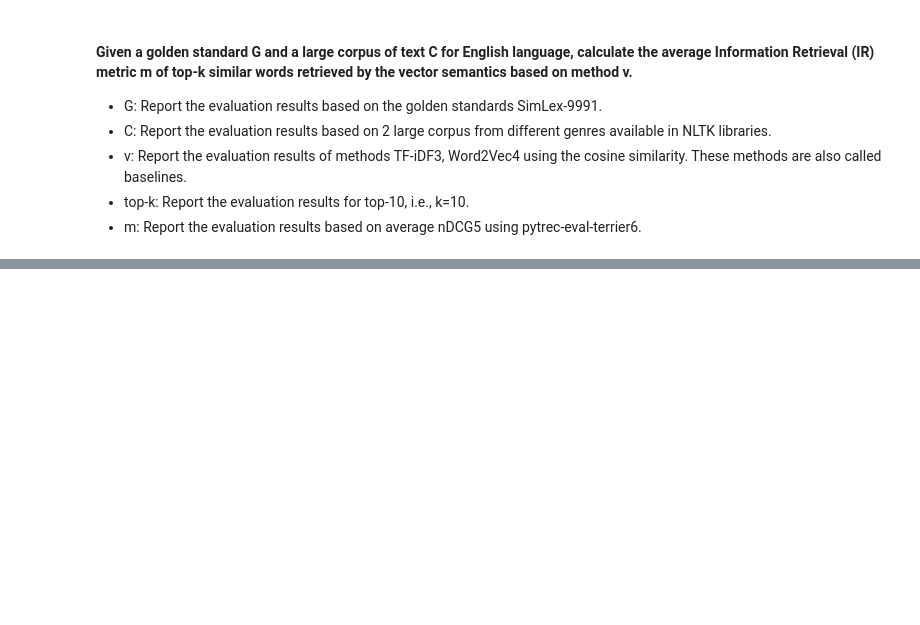
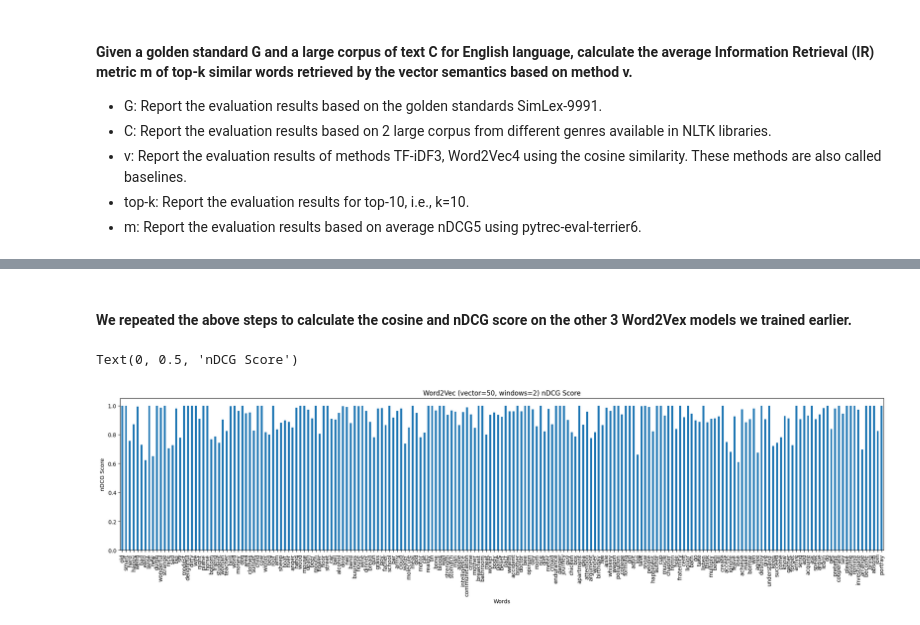
Before and after one commit to duongy18418/NLP-Assignments, a Jupyter notebook: Assign.2 (Vector vs. Lexical Semantics)/Vector_vs_Lexical.ipynb, the cells around one changed output, grey strips where cells are left out. Saved outputs shown, nothing was run; the diff lists cells and outputs as text; code cells hidden in the pictures; blank space fills up the shorter version.

```diff
--- a/Assign.2 (Vector vs. Lexical Semantics)/Vector_vs_Lexical.ipynb
+++ b/Assign.2 (Vector vs. Lexical Semantics)/Vector_vs_Lexical.ipynb
@@ -105,0 +37,3 @@ TF_result
+# %%
+simlex_999 = pandas.read_table("SimLex-999.txt")
+simlex_999.head()
@@ -105,0 +251,45 @@ TF_result
+# %% [markdown]
+#### We repeated the above steps to calculate the cosine and nDCG score on the other 3 Word2Vex models we trained earlier.
+# %%
+token_corpus_2 = pandas.DataFrame(columns=['word1', 'word2', 'cosine similarities'])
+
+for i in simlex_999.index:
+    word1 = simlex_999['word1'][i]
+    word2 = simlex_999['word2'][i]
+    if word1 in w2v_model_2 and word2 in w2v_model_2:
+        cosine = w2v_model_2.similarity(word1, word2)
+        temp = (word1, word2, cosine)
+        token_corpus_2.loc[len(token_corpus_2)] = temp
+
+top_k_df_2 = token_corpus_2.groupby('word1', sort=False)['cosine similarities'].apply(list).to_frame()
+top_k_df_2.reset_index(inplace=True)
+top_k_df_2.index = numpy.arange(1, len(top_k_df_2)+1)
+
+temp_df_2 = simlex_999.groupby('word1', sort=False)['SimLex999'].apply(list).to_frame()
+temp_df_2.reset_index(inplace=True)
+temp_df_2.index = numpy.arange(1, len(temp_df_2)+1)
+
+top_k_df_2 = pandas.merge(top_k_df_2, temp_df_2, on='word1')
+
+top_k_df_2['nDCG Score'] = ""
+
+for i in top_k_df_2.index:
+    c = [top_k_df_2['cosine similarities'][i]]
+    g = [top_k_df_2['SimLex999'][i]]
+
+    if len(top_k_df_2['cosine similarities'][i]) > 1:
+        if len(top_k_df_2['cosine similarities'][i]) == len(top_k_df_2['SimLex999'][i]):
+            score = ndcg_score(g, c)
+            top_k_df_2['nDCG Score'][i] = score
+
+top_k_df_2['nDCG Score'].replace('', numpy.nan, inplace=True)
+top_k_df_2.dropna(subset=['nDCG Score'], inplace = True)
+top_k_df_2.set_index('word1', inplace=True)
+
+top_k_df_2['nDCG Score'].plot(kind='bar', figsize=(25,5))
+pyplot.title("Word2Vec (vector=50, windows=2) nDCG Score")
+pyplot.xlabel('Words')
+pyplot.ylabel('nDCG Score')
+# %% [output]
+Text(0, 0.5, 'nDCG Score')
+[figure, added]
```
Also changed, not shown: parts of 42 cells of this notebook, 6 other files.
